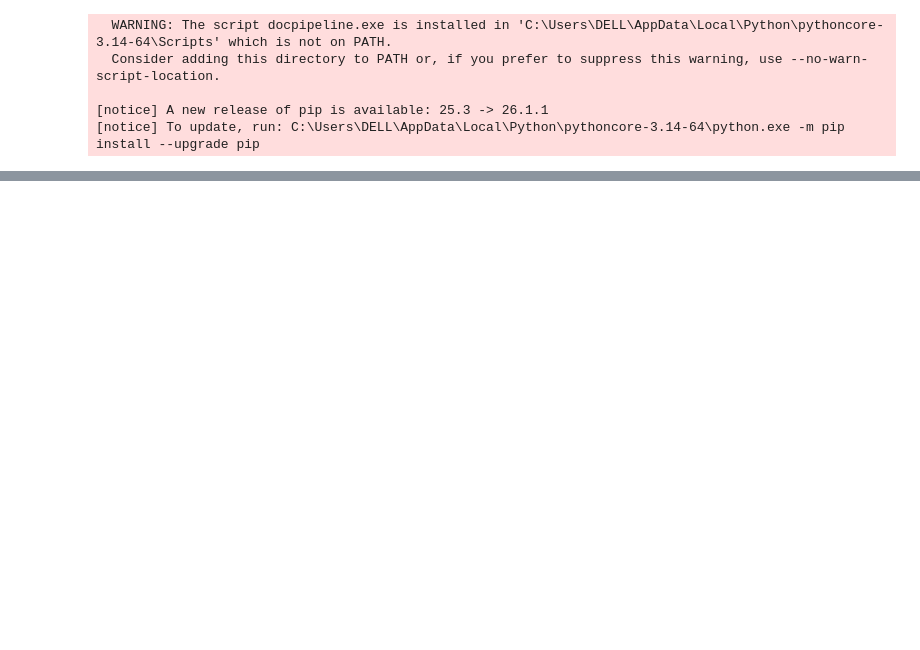
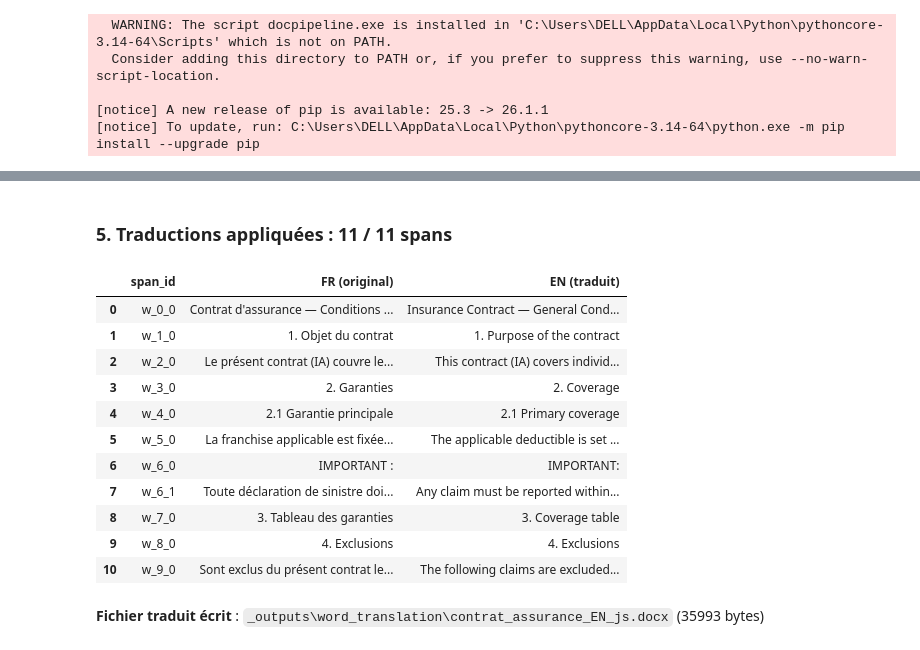
Before and after one commit to kezhan/doc_intelligence, a Jupyter notebook: notebooks/05_parse_word_js.ipynb, the cells around one changed output, grey strips where cells are left out. Saved outputs shown, nothing was run; the diff lists cells and outputs as text; code cells hidden in the pictures; blank space fills up the shorter version.

```diff
--- a/notebooks/05_parse_word_js.ipynb
+++ b/notebooks/05_parse_word_js.ipynb
@@ -34,20 +110,4 @@ import sys
 # %%
-import json
-from pathlib import Path
-from docpipeline.parsing.word.parse_word import parse_word, apply_changes
-
-DOCX_FR = Path('../tests/fixtures/contrat_assurance.docx')
-DOCX_EN = Path('_outputs/word_translation/contrat_assurance_EN_js.docx')
-DOCX_EN.parent.mkdir(parents=True, exist_ok=True)
-
-# 1) EXTRACT
-result = parse_word(DOCX_FR)
-print('=== doc_summary ===')
-print(json.dumps(result['doc_summary'], indent=2, ensure_ascii=False, default=str))
-print()
-print(f"=== span_df ({len(result['span_df'])} spans) ===")
-print(result['span_df'][['span_id', 'text', 'font_name', 'font_size_pt', 'bold', 'italic']].to_string(index=False))
-
 # 2) MODIFY : traduction FR -> EN via dictionnaire (zero LLM pour la demo)
 FR_TO_EN = {
     "Contrat d'assurance \u2014 Conditions G\u00e9n\u00e9rales": "Insurance Contract \u2014 General Conditions",
@@ -66,34 +126,16 @@ FR_TO_EN = {
 changes = {row['span_id']: FR_TO_EN[row['text']]
            for _, row in result['span_df'].iterrows()
            if row['text'] in FR_TO_EN}
-print()
-print(f'=== Traductions appliquees : {len(changes)} / {len(result["span_df"])} spans ===')
-for sid, tr in changes.items():
-    print(f'  {sid} -> {tr[:80]}')
+
+display(Markdown(f"### 5. Traductions appliquées : {len(changes)} / {len(result['span_df'])} spans"))
+spans_idx = result['span_df'].set_index('span_id')
+translations_df = pd.DataFrame([
+    {'span_id': sid, 'FR (original)': spans_idx.loc[sid, 'text'], 'EN (traduit)': tr}
+    for sid, tr in changes.items()
+])
+display(translations_df)
 
 # 3) REBUILD
 apply_changes(DOCX_FR, changes, DOCX_EN)
-print()
-print(f'>>> Fichier traduit ecrit : {DOCX_EN}')
-print(f'    Taille : {DOCX_EN.stat().st_size} bytes')
-
-# 4) VERIF : on re-parse le .docx traduit et on compare les styles avec l'original
-result_en = parse_word(DOCX_EN)
-before = result['span_df']
-after  = result_en['span_df']
-
-print()
-print('=== Comparaison FR / EN sur les 5 premiers spans ===')
-for i in range(min(5, len(before))):
-    b = before.iloc[i]
-    a = after.iloc[i]
-    print(f"  {b['span_id']} :")
-    print(f"    FR : {b['text']}")
-    print(f"    EN : {a['text']}")
-
-print()
-print('=== Styles preserves apres traduction ? ===')
-for col in ['font_name', 'font_size_pt', 'bold', 'italic', 'underline', 'color', 'highlight']:
-    same = (before[col].fillna('').astype(str) == after[col].fillna('').astype(str)).all()
-    print(f'  {col:15s} : {"OK" if same else "DIFF"}')
+display(Markdown(f"**Fichier traduit écrit** : `{DOCX_EN}` ({DOCX_EN.stat().st_size} bytes)"))
 # %% [output]
@@ -116,0 +142,14 @@ for col in ['font_name', 'font_size_pt', 'bold', 'italic', 'underline', 'color',
+### 5. Traductions appliquées : 11 / 11 spans
+|  | span_id | FR (original) | EN (traduit) |
+| 0 | w_0_0 | Contrat d'assurance — Conditions ... | Insurance Contract — General Cond... |
+| 1 | w_1_0 | 1. Objet du contrat | 1. Purpose of the contract |
+| 2 | w_2_0 | Le présent contrat (IA) couvre le... | This contract (IA) covers individ... |
+| 3 | w_3_0 | 2. Garanties | 2. Coverage |
+| 4 | w_4_0 | 2.1 Garantie principale | 2.1 Primary coverage |
+| 5 | w_5_0 | La franchise applicable est fixée... | The applicable deductible is set ... |
+| 6 | w_6_0 | IMPORTANT : | IMPORTANT: |
+| 7 | w_6_1 | Toute déclaration de sinistre doi... | Any claim must be reported within... |
+| 8 | w_7_0 | 3. Tableau des garanties | 3. Coverage table |
+| 9 | w_8_0 | 4. Exclusions | 4. Exclusions |
+| 10 | w_9_0 | Sont exclus du présent contrat le... | The following claims are excluded... |
+**Fichier traduit écrit** : `_outputs\word_translation\contrat_assurance_EN_js.docx` (35993 bytes)
```
Also changed, not shown: parts of 4 cells of this notebook, 1 other file.
